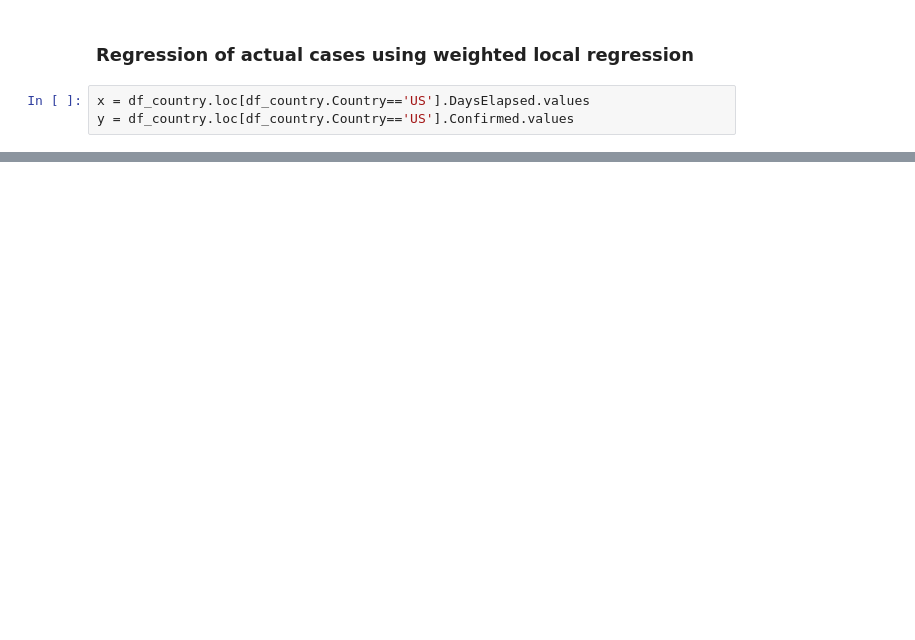
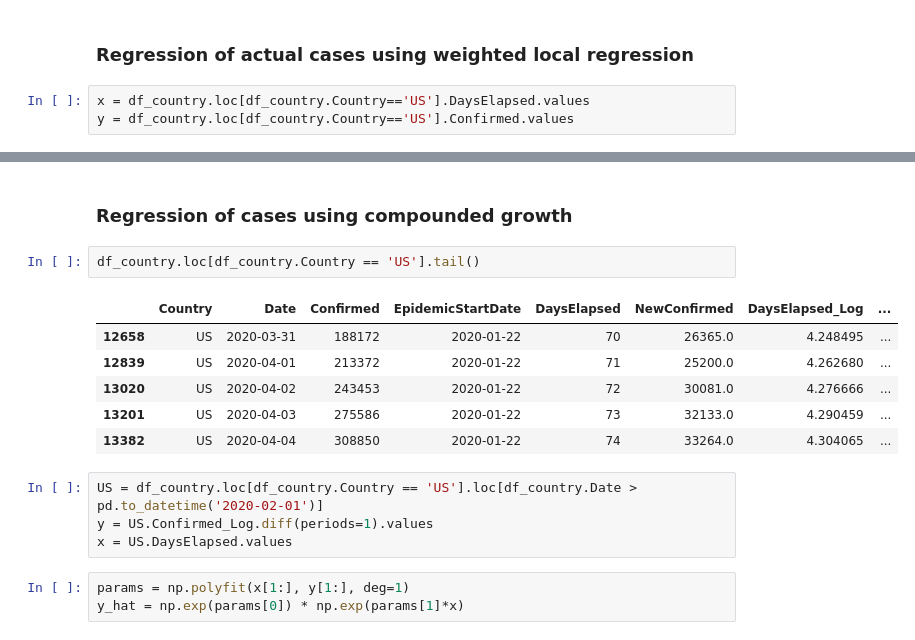
Before and after one commit to ishaandey/covid-19, a Jupyter notebook: covid_model.ipynb, the cells around one changed output, grey strips where cells are left out. Cells and saved outputs as stored; diff of their text form; blank space fills up the shorter version.

```diff
--- a/covid_model.ipynb
+++ b/covid_model.ipynb
@@ -91,0 +95,18 @@ plt.show()
+# %% [markdown]
+### Regression of cases using compounded growth
+# %%
+df_country.loc[df_country.Country == 'US'].tail()
+# %% [output]
+|  | Country | Date | Confirmed | EpidemicStartDate | DaysElapsed | NewConfirmed | DaysElapsed_Log | ... |
+| 12658 | US | 2020-03-31 | 188172 | 2020-01-22 | 70 | 26365.0 | 4.248495 | ... |
+| 12839 | US | 2020-04-01 | 213372 | 2020-01-22 | 71 | 25200.0 | 4.262680 | ... |
+| 13020 | US | 2020-04-02 | 243453 | 2020-01-22 | 72 | 30081.0 | 4.276666 | ... |
+| 13201 | US | 2020-04-03 | 275586 | 2020-01-22 | 73 | 32133.0 | 4.290459 | ... |
+| 13382 | US | 2020-04-04 | 308850 | 2020-01-22 | 74 | 33264.0 | 4.304065 | ... |
+# %%
+US = df_country.loc[df_country.Country == 'US'].loc[df_country.Date > pd.to_datetime('2020-02-01')]
+y = US.Confirmed_Log.diff(periods=1).values
+x = US.DaysElapsed.values
+# %%
+params = np.polyfit(x[1:], y[1:], deg=1)
+y_hat = np.exp(params[0]) * np.exp(params[1]*x)
```
Also changed, not shown: parts of 7 cells of this notebook, 1 other file.
